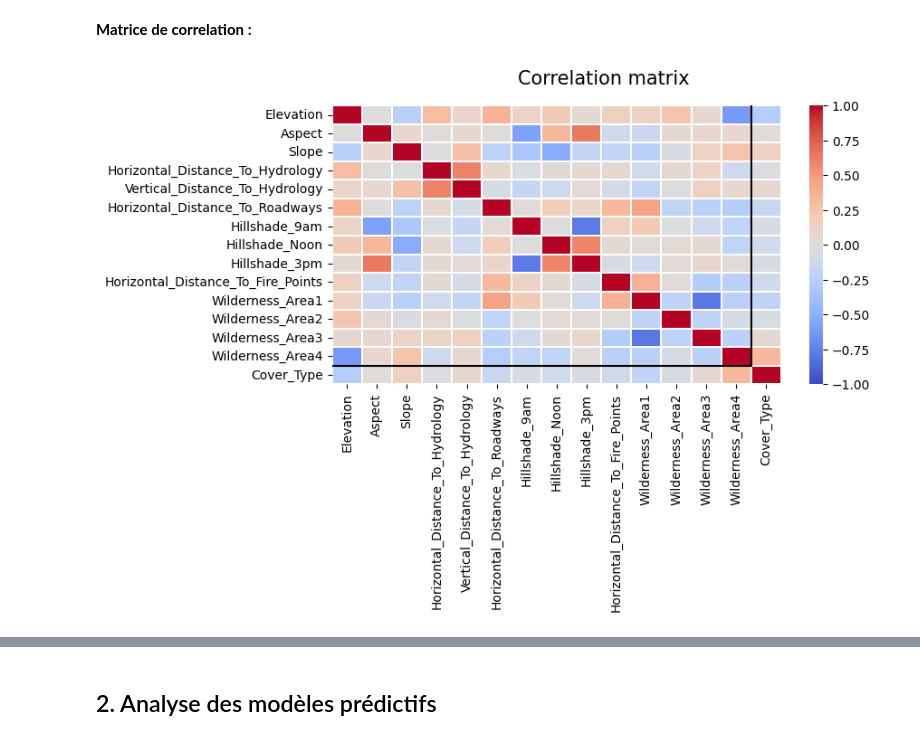
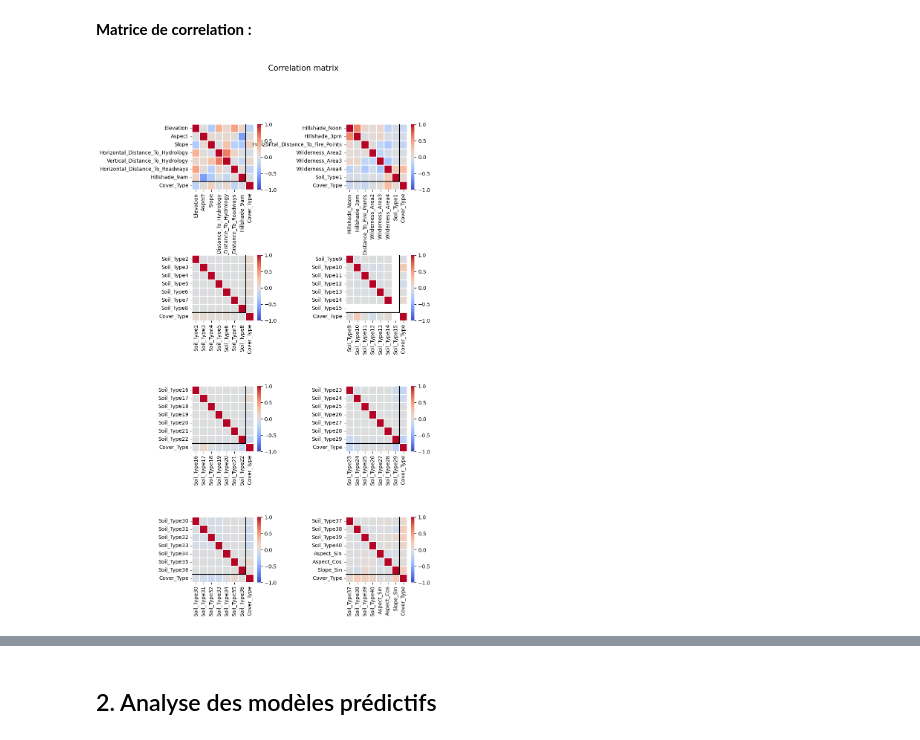
Before and after one commit to DarenXL/Apprentissage-Supervise-M2-MIA, a Jupyter notebook: Classification/classification.ipynb, the cells around one changed output, grey strips where cells are left out. Cells and saved outputs as stored; diff of their text form; code cells hidden in the pictures.

```diff
--- a/Classification/classification.ipynb
+++ b/Classification/classification.ipynb
@@ -104,0 +118,19 @@ Les variables catrégorielles sont déjà mises sous forme de one-hot-vector enc
+# %%
+train['Slope_Sin'] = np.sin(train['Slope']*(2*np.pi/360))
+train['Slope_Cos'] = np.cos(train['Slope']*(2*np.pi/360))
+
+test['Slope_Sin'] = np.sin(test['Slope']*(2*np.pi/360))
+test['Slope_Cos'] = np.cos(test['Slope']*(2*np.pi/360))
+# %%
+train['Vertical_Distance_To_Hydrology2'] = train['Vertical_Distance_To_Hydrology']**2
+test['Vertical_Distance_To_Hydrology2'] = test['Vertical_Distance_To_Hydrology']**2
+# %%
+train['Hillshade_radial'] = np.sqrt(train['Hillshade_9am']**2 + train['Hillshade_3pm']**2)
+train['Hillshade_angle'] = np.arctan2(train['Hillshade_9am'], train['Hillshade_3pm'])
+train['Hillshade_diff1'] = train['Hillshade_Noon'] - train['Hillshade_9am']
+train['Hillshade_diff2'] = train['Hillshade_3pm'] - train['Hillshade_Noon']
+
+test['Hillshade_radial'] = np.sqrt(test['Hillshade_9am']**2 + test['Hillshade_3pm']**2)
+test['Hillshade_angle'] = np.arctan2(test['Hillshade_9am'], test['Hillshade_3pm'])
+test['Hillshade_diff1'] = test['Hillshade_Noon'] - test['Hillshade_9am']
+test['Hillshade_diff2'] = test['Hillshade_3pm'] - test['Hillshade_Noon']
@@ -104,0 +157,15 @@ Les variables catrégorielles sont déjà mises sous forme de one-hot-vector enc
+# %%
+# !pip install imblearn
+from imblearn.over_sampling import SMOTE
+
+smote = SMOTE(
+    random_state=42,
+    sampling_strategy = {
+        3:10000,
+        4:5000,
+        5:5000,
+        6:10000,
+        7:10000
+    }
+)
+balance_train = pd.concat(smote.fit_resample(train.drop('Cover_Type', axis=1), train['Cover_Type']), axis=1)
@@ -107,7 +177,6 @@ Les variables catrégorielles sont déjà mises sous forme de one-hot-vector enc
 # %% [markdown]
 **Matrice de correlation :**
 # %%
-# corrplot(train, 'Cover_Type',num_cols=5)
-corrplot(train.drop(train.columns[14:-1],axis=1), 'Cover_Type', num_cols=14,mt_width=1)
+corrplot(balance_train, 'Cover_Type')
 # %% [output]
-[figure, old version]
+[figure, new version]
```
Also changed, not shown: parts of 74 cells of this notebook, 3 other files.
